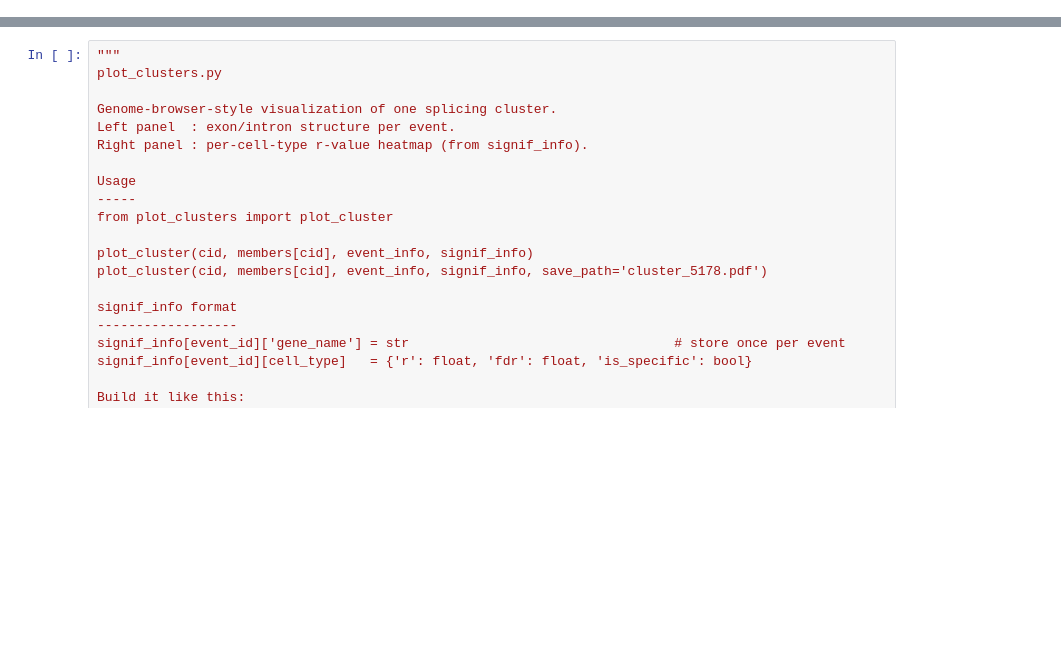
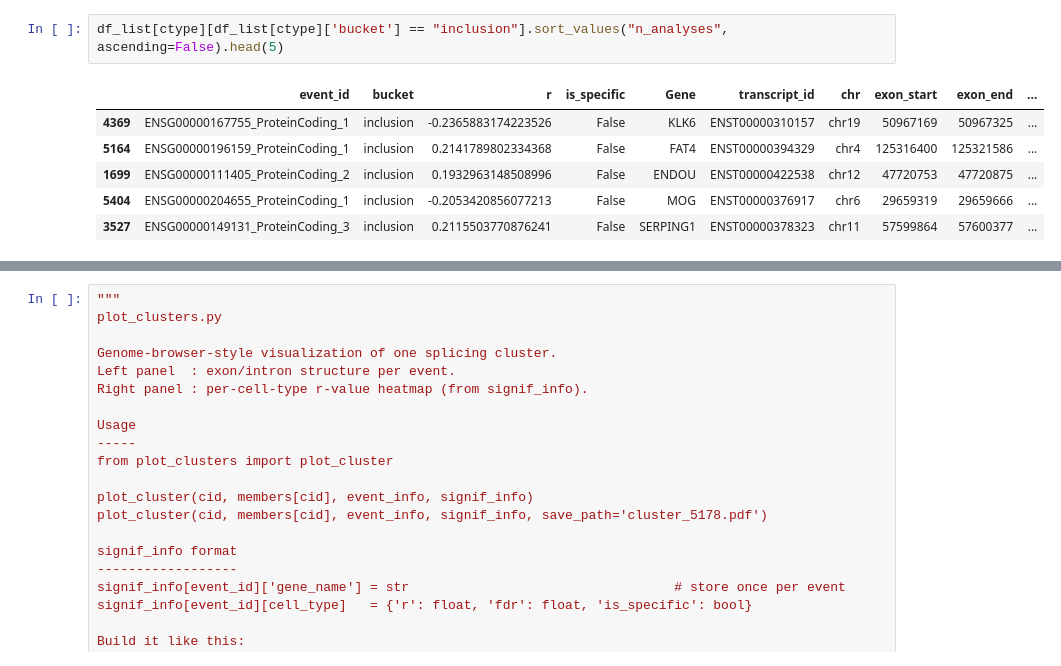
Before and after one commit to reliscu/bulk_splicing_GTEx_cortex, a Jupyter notebook: 29_interproscan_results.ipynb, the cells around one changed output, grey strips where cells are left out. Cells and saved outputs as stored; diff of their text form; blank space fills up the shorter version.

```diff
--- a/29_interproscan_results.ipynb
+++ b/29_interproscan_results.ipynb
@@ -0,0 +270,9 @@
+# %%
+df_list[ctype][df_list[ctype]['bucket'] == "inclusion"].sort_values("n_analyses", ascending=False).head(5)
+# %% [output]
+|  | event_id | bucket | r | is_specific | Gene | transcript_id | chr | exon_start | exon_end | ... |
+| 4369 | ENSG00000167755_ProteinCoding_1 | inclusion | -0.2365883174223526 | False | KLK6 | ENST00000310157 | chr19 | 50967169 | 50967325 | ... |
+| 5164 | ENSG00000196159_ProteinCoding_1 | inclusion | 0.2141789802334368 | False | FAT4 | ENST00000394329 | chr4 | 125316400 | 125321586 | ... |
+| 1699 | ENSG00000111405_ProteinCoding_2 | inclusion | 0.1932963148508996 | False | ENDOU | ENST00000422538 | chr12 | 47720753 | 47720875 | ... |
+| 5404 | ENSG00000204655_ProteinCoding_1 | inclusion | -0.2053420856077213 | False | MOG | ENST00000376917 | chr6 | 29659319 | 29659666 | ... |
+| 3527 | ENSG00000149131_ProteinCoding_3 | inclusion | 0.2115503770876241 | False | SERPING1 | ENST00000378323 | chr11 | 57599864 | 57600377 | ... |
```
Also changed, not shown: parts of 26 cells of this notebook, 4 other files.
